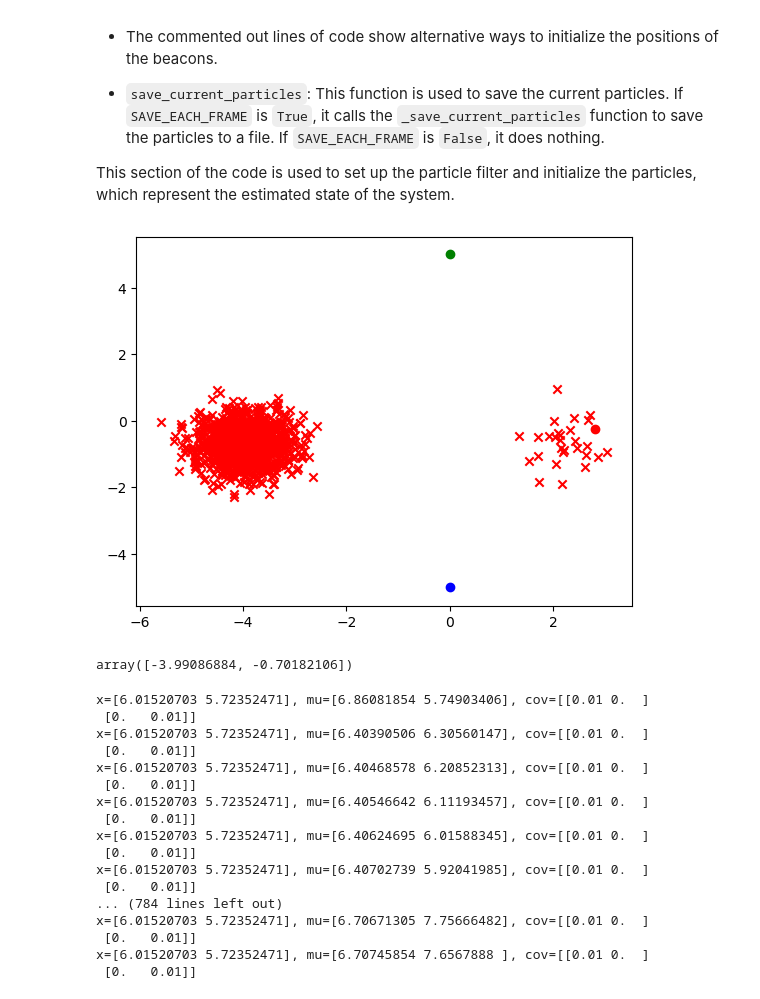
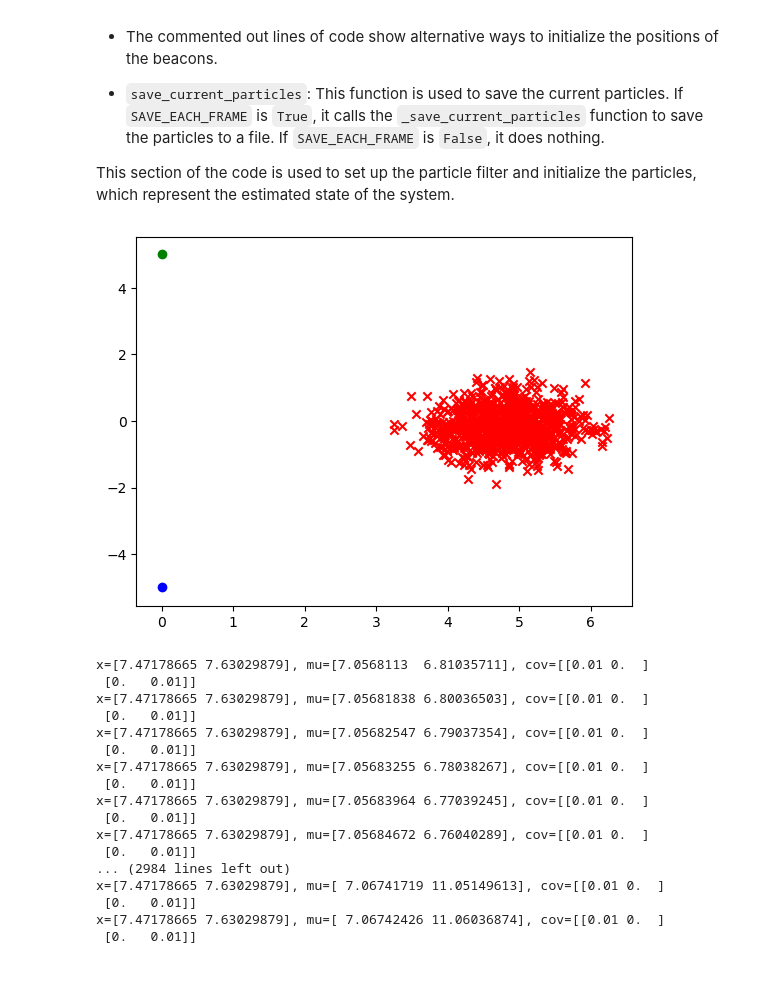
Before and after one commit to CearLab/ActiveLoc, a Jupyter notebook: PF/grad_PF.ipynb, the cells around one changed output. Drawn from its saved outputs; the diff is of its cells as text; code cells hidden in the pictures.

```diff
--- a/PF/grad_PF.ipynb
+++ b/PF/grad_PF.ipynb
@@ -576,62 +576,53 @@ class GradientResamplingUtiles():
 # %%
 exp_folder = 'results/20240821_grad_pf/exp_20240821_103028_Two_beacons_and_one_agent'
 particles_folder = f'{exp_folder}/particles'
+fr = 20
 #load particles from frame 4
-particles = pd.read_csv(f'{particles_folder}/particles_3.csv').values
+particles = pd.read_csv(f'{particles_folder}/particles_{fr}.csv').values
 gt_all = pd.read_csv(f'{exp_folder}/ground_truth_state.csv').values
 meas_all = pd.read_csv(f'{exp_folder}/ground_truth_measurement.csv').values
 particles = particles[:,1:]
 
 #plot the particles with gt3
 colors = ['r', 'g', 'b', 'y', 'm']
 fig, ax = plt.subplots()
-gt = gt_all[:,3]
-z = meas_all[:,3]
+gt = gt_all[:,fr]
+z = meas_all[:,fr]
 x = np.mean(particles, axis = 0)
 for j in range(NUM_OF_AGENTS):
     agent_gt_pos = gt[get_agent_index(j)]
     agent_particles = particles[:,get_agent_index(j)]
     agent_color = colors[j]
     ax.scatter(agent_gt_pos[0], agent_gt_pos[1], color = agent_color)
     ax.scatter(x[0], x[2], color = agent_color)
     ax.scatter(agent_particles[:,0], agent_particles[:,1], c = agent_color, marker = 'x')
 for j in range(NUM_OF_BEACONS):
     beacon_gt_pos = gt[get_beacon_index(j)]
     beacon_particles = particles[:,get_beacon_index(j)]
     beacon_color = colors[j+NUM_OF_AGENTS]
     ax.scatter(beacon_gt_pos[0], beacon_gt_pos[1], color = beacon_color)
     # ax.scatter(beacon_particles[:,0], beacon_particles[:,1], c = beacon_color, marker = 'x')
 # %% [output]
-[figure, old version]
+[figure, new version]
-# %%
-#get the particles with agent negative x position
-neg_idx = np.where(particles[:,0] < 0)
-neg_idx[0].shape
-neg_particles = particles[neg_idx]
-neg_particles
-agent_pos = np.mean(neg_particles[:,0:2], axis = 0)
-agent_pos
-# %% [output]
-array([-3.99086884, -0.70182106])
 # %%
-particles, debug_data = GradientResamplingUtiles.main(x, z, 0, 0, particles, sigma_measurement = 0.1, step_size = 0.1, number_of_step = 400, do_debug = True)
+particles, debug_data = GradientResamplingUtiles.main(x, z, 0, 0, particles, sigma_measurement = 0.1, step_size = 0.01, number_of_step = 1500, do_debug = True)
 # %% [output]
-x=[6.01520703 5.72352471], mu=[6.86081854 5.74903406], cov=[[0.01 0.  ]
+x=[7.47178665 7.63029879], mu=[7.0568113  6.81035711], cov=[[0.01 0.  ]
  [0.   0.01]]
-x=[6.01520703 5.72352471], mu=[6.40390506 6.30560147], cov=[[0.01 0.  ]
+x=[7.47178665 7.63029879], mu=[7.05681838 6.80036503], cov=[[0.01 0.  ]
  [0.   0.01]]
-x=[6.01520703 5.72352471], mu=[6.40468578 6.20852313], cov=[[0.01 0.  ]
+x=[7.47178665 7.63029879], mu=[7.05682547 6.79037354], cov=[[0.01 0.  ]
  [0.   0.01]]
-x=[6.01520703 5.72352471], mu=[6.40546642 6.11193457], cov=[[0.01 0.  ]
+x=[7.47178665 7.63029879], mu=[7.05683255 6.78038267], cov=[[0.01 0.  ]
  [0.   0.01]]
-x=[6.01520703 5.72352471], mu=[6.40624695 6.01588345], cov=[[0.01 0.  ]
+x=[7.47178665 7.63029879], mu=[7.05683964 6.77039245], cov=[[0.01 0.  ]
  [0.   0.01]]
-x=[6.01520703 5.72352471], mu=[6.40702739 5.92041985], cov=[[0.01 0.  ]
+x=[7.47178665 7.63029879], mu=[7.05684672 6.76040289], cov=[[0.01 0.  ]
  [0.   0.01]]
-... (784 lines left out)
-x=[6.01520703 5.72352471], mu=[6.70671305 7.75666482], cov=[[0.01 0.  ]
+... (2984 lines left out)
+x=[7.47178665 7.63029879], mu=[ 7.06741719 11.05149613], cov=[[0.01 0.  ]
  [0.   0.01]]
-x=[6.01520703 5.72352471], mu=[6.70745854 7.6567888 ], cov=[[0.01 0.  ]
+x=[7.47178665 7.63029879], mu=[ 7.06742426 11.06036874], cov=[[0.01 0.  ]
  [0.   0.01]]
 # %%
 debug_data.keys()
```
Also changed, not shown: parts of 5 cells of this notebook, 1 other file.
